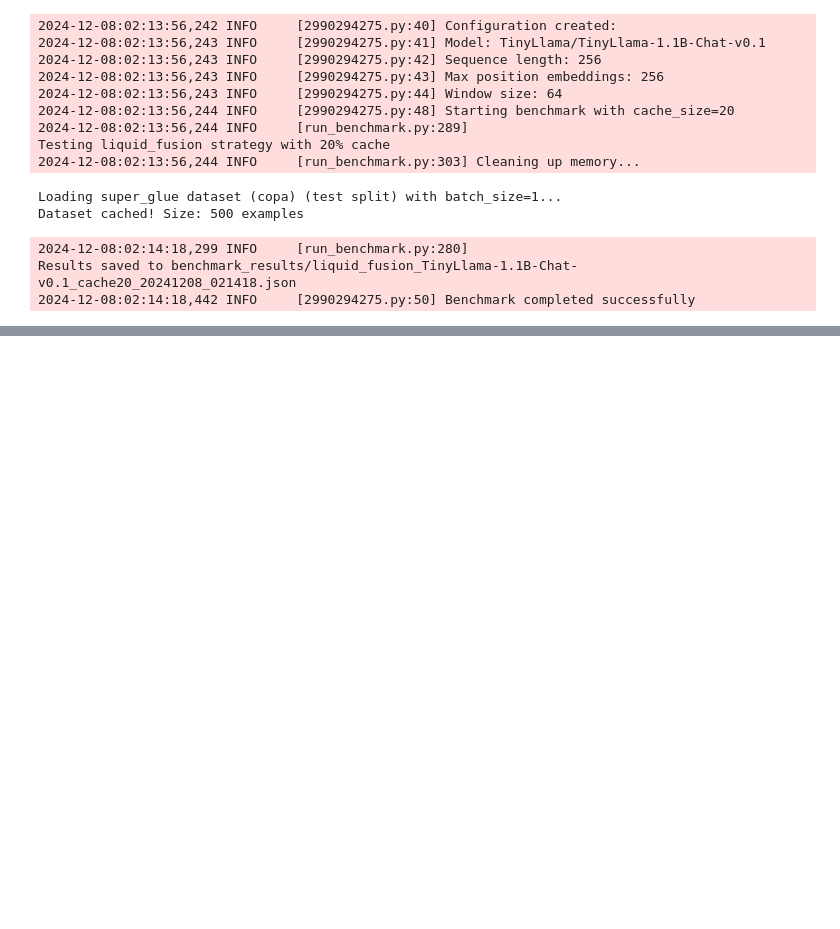
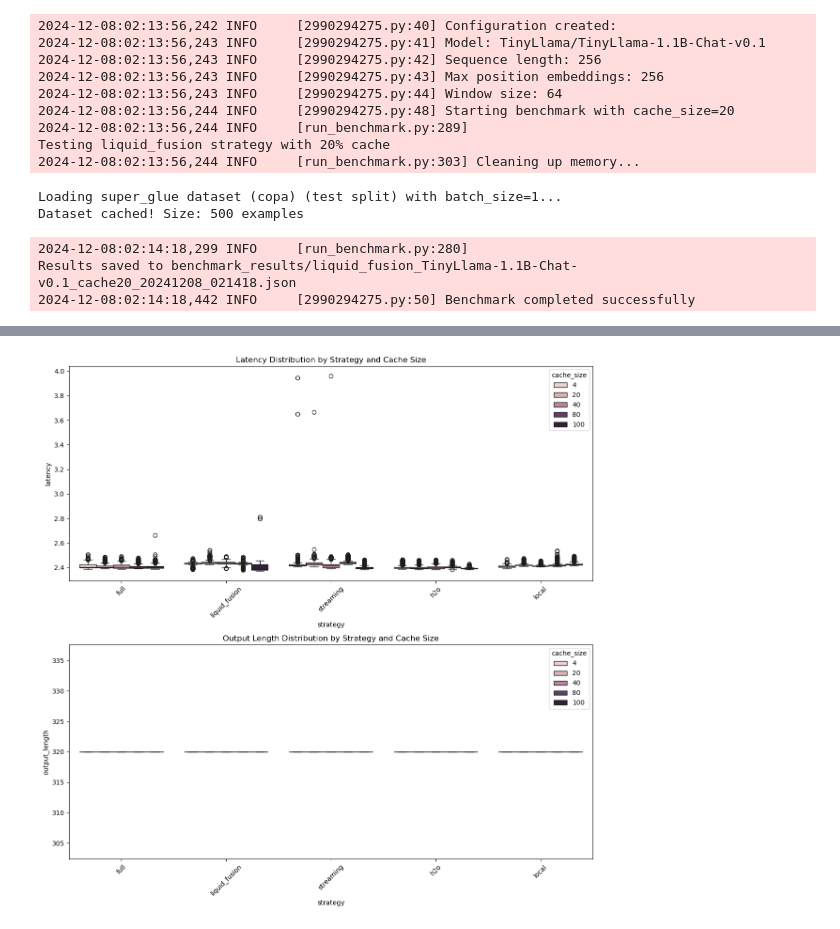
Before and after one commit to thomasjhuang/liquid-fusion, a Jupyter notebook: scripts/liquid-fusion-example.ipynb, the cells around one changed output, grey strips where cells are left out. Drawn from its saved outputs; the diff is of its cells as text; code cells hidden in the pictures; blank space fills up the shorter version.

```diff
--- a/scripts/liquid-fusion-example.ipynb
+++ b/scripts/liquid-fusion-example.ipynb
@@ -256,0 +425,76 @@ Results saved to benchmark_results/liquid_fusion_TinyLlama-1.1B-Chat-v0.1_cache2
+# %%
+import json
+import glob
+import pandas as pd
+import seaborn as sns
+import matplotlib.pyplot as plt
+from pathlib import Path
+
+def analyze_results(results_dir='benchmark_results/'):
+    results = []
+
+    for filepath in glob.glob(f"{results_dir}/*.json"):
+        # Load full data
+        with open(filepath, 'r') as f:
+            data = json.load(f)
+
+        # Extract metadata
+        metadata = data['metadata']
+
+        # Get detailed metrics for each generation
+        generations = data['results']['generations']
+
+        # Analyze each generation
+        for idx, gen in enumerate(generations):
+            results.append({
+                'strategy': metadata['strategy'],
+                'cache_size': metadata['cache_size'],
+                'attention_type': metadata.get('attention_type'),
+                'window_size': metadata.get('window_size'),
+                'sink_size': metadata.get('sink_size'),
+                'heavy_ratio': metadata.get('heavy_ratio'),
+                'recent_ratio': metadata.get('recent_ratio'),
+                'latency': gen['latency'],
+                'input_length': len(gen['input_text']) if isinstance(gen['input_text'], str)
+                              else len(gen['input_text'][0]),
+                'output_length': len(gen['generated_ids']),
+                'example_idx': idx
+            })
+
+    df = pd.DataFrame(results)
+
+    # Basic statistics
+    print("\nStrategy Configuration Summary:")
+    print(df.groupby('strategy')[['window_size', 'sink_size', 'heavy_ratio']].first())
+
+    # Latency analysis
+    print("\nLatency Distribution by Strategy:")
+    latency_stats = df.groupby('strategy')['latency'].agg(['mean', 'std', 'min', 'max'])
+    print(latency_stats)
+
+    # Output length analysis
+    print("\nOutput Length Distribution:")
+    length_stats = df.groupby('strategy')['output_length'].agg(['mean', 'std', 'min', 'max'])
+    print(length_stats)
+
+    # Visualizations
+    fig, axes = plt.subplots(2, 1, figsize=(12, 12))
+
+    # Latency distribution
+    sns.boxplot(data=df, x='strategy', y='latency', hue='cache_size', ax=axes[0])
+    axes[0].set_title('Latency Distribution by Strategy and Cache Size')
+    axes[0].set_xticklabels(axes[0].get_xticklabels(), rotation=45)
+
+    # Output length distribution
+    sns.boxplot(data=df, x='strategy', y='output_length', hue='cache_size', ax=axes[1])
+    axes[1].set_title('Output Length Distribution by Strategy and Cache Size')
+    axes[1].set_xticklabels(axes[1].get_xticklabels(), rotation=45)
+
+    plt.tight_layout()
+    plt.show()
+
+    return df
+
+# Run analysis
+df = analyze_results()
+# %% [output]
@@ -256,0 +518 @@ Results saved to benchmark_results/liquid_fusion_TinyLlama-1.1B-Chat-v0.1_cache2
+[figure, added]
```
Also changed, not shown: parts of 8 cells of this notebook, 23 other files.
